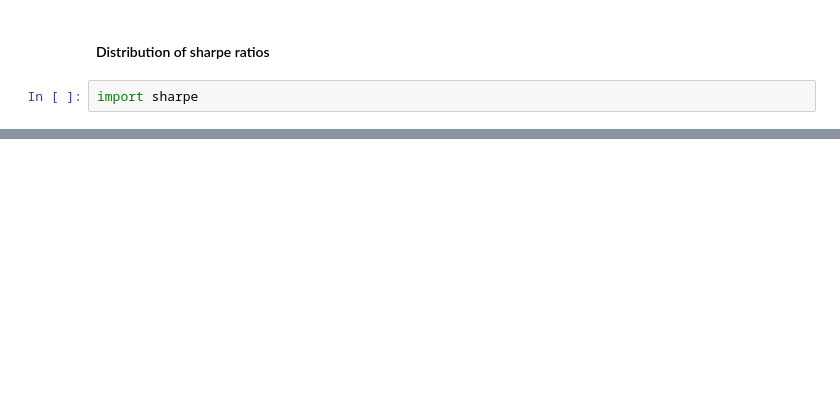
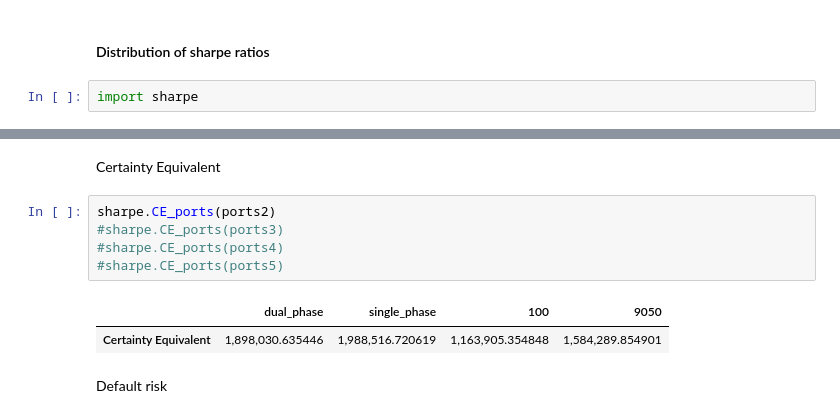
Before and after one commit to neriksen/applied_finance, a Jupyter notebook: robustness_debt.ipynb, the cells around one changed output, grey strips where cells are left out. Saved outputs shown, nothing was run; the diff lists cells and outputs as text; blank space fills up the shorter version.

```diff
--- a/robustness_debt.ipynb
+++ b/robustness_debt.ipynb
@@ -139,3 +123,15 @@ sns.kdeplot(data = data)
 # %% [output]
 <AxesSubplot:ylabel='Density'>
 [figure]
+# %% [markdown]
+Certainty Equivalent
+# %%
+sharpe.CE_ports(ports2)
+#sharpe.CE_ports(ports3)
+#sharpe.CE_ports(ports4)
+#sharpe.CE_ports(ports5)
+# %% [output]
+|  | dual_phase | single_phase | 100 | 9050 |
+| Certainty Equivalent | 1,898,030.635446 | 1,988,516.720619 | 1,163,905.354848 | 1,584,289.854901 |
+# %% [markdown]
+Default risk
```
Also changed, not shown: parts of 6 cells of this notebook, 2 other files.
